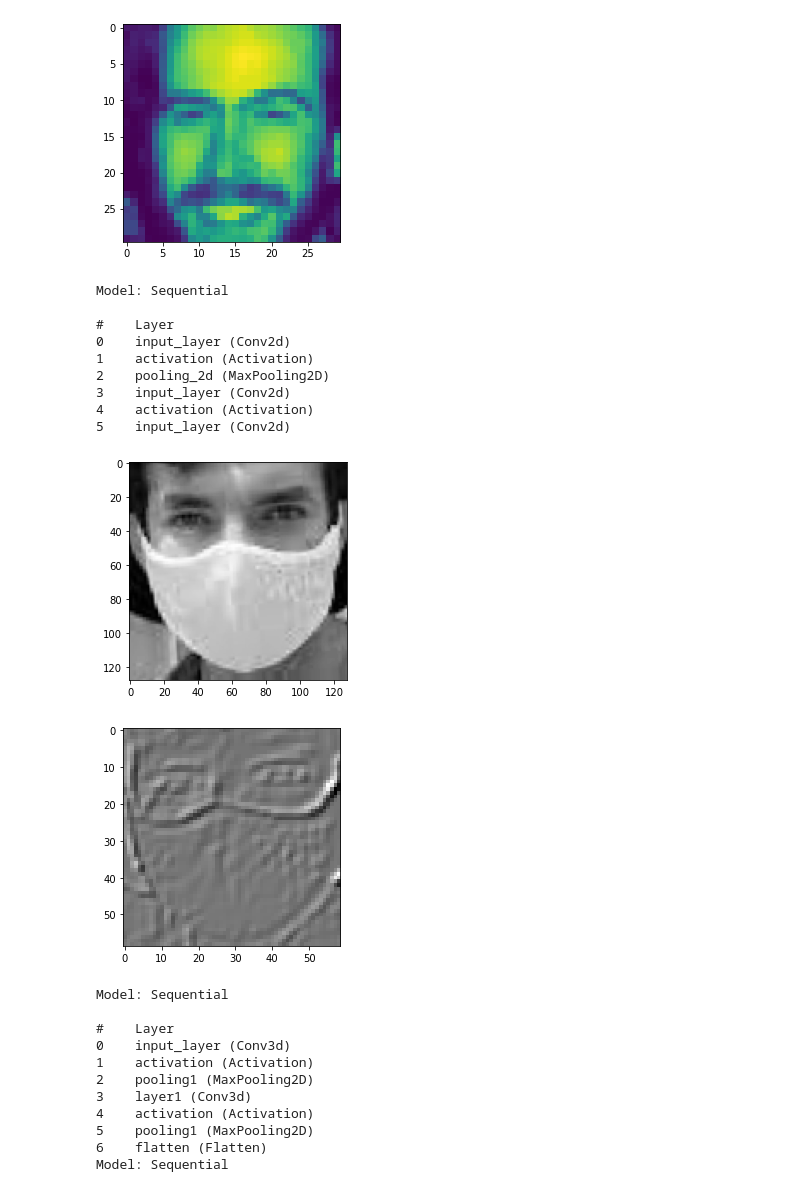
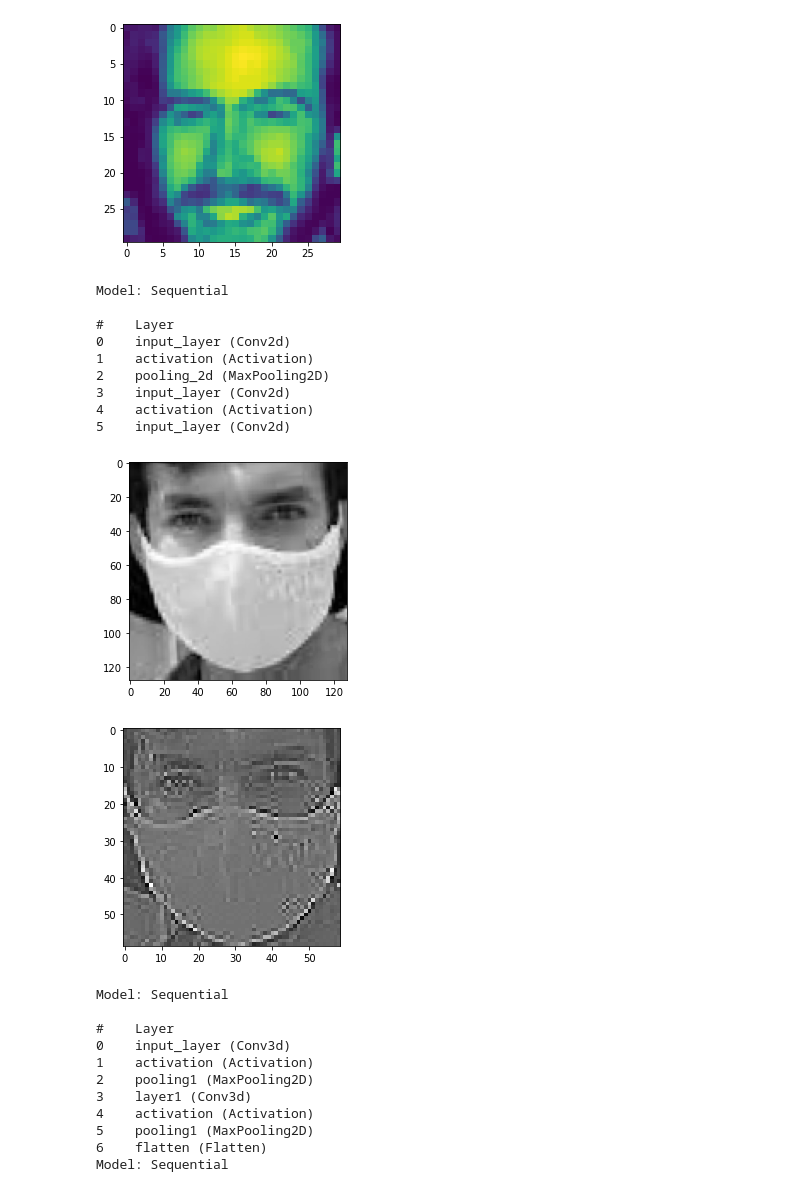
Before and after one commit to andreicozma1/CS522-TeamProject, a Jupyter notebook: main.ipynb, the cells around one changed output. Cells and saved outputs as stored; diff of their text form; code cells hidden in the pictures.

```diff
--- a/main.ipynb
+++ b/main.ipynb
@@ -259,42 +256,42 @@ def get_cnn_gray(flatten: bool):
 
     # build model
     model = Sequential()
-    model.add(Conv(kernel=k_emboss, name="input_layer"))
+    model.add(Conv(kernel=kernel, name="input_layer"))
     model.add(Activation('relu'))
     model.add(Pooling2D(mode='avg'))
-    model.add(Conv(kernel=k_emboss, name="input_layer"))
+    model.add(Conv(kernel=kernel, name="input_layer"))
     model.add(Activation('relu'))
-    model.add(Conv(kernel=k_emboss, name="input_layer"))
+    model.add(Conv(kernel=kernel, name="input_layer"))
     if (flatten):
         model.add(Flatten())
     # model.add(Activation('sigmoid'))
     model.summary()
     return model
 
 
 test_image_gray = dataset_gray.train.X[7345]
 # feed image through model
 x = get_cnn_gray(flatten=False).feedforward(test_image_gray)
 
 # display original image
 plt.imshow(test_image_gray, cmap='gray')
 plt.show()
 
 # display convoluted image
 plt.imshow(x, cmap='gray')
 plt.show()
 # %% [output]
 Model: Sequential
 
 #    Layer
 0    input_layer (Conv2d)
 1    activation (Activation)
 2    pooling_2d (MaxPooling2D)
 3    input_layer (Conv2d)
 4    activation (Activation)
 5    input_layer (Conv2d)
 [figure]
-[figure, old version]
+[figure, new version]
 # %%
 from tqdm import tqdm
 model_cnn_rgb = get_cnn_rgb(flatten=True)
```
Also changed, not shown: parts of 3 cells of this notebook, 4 other files.
